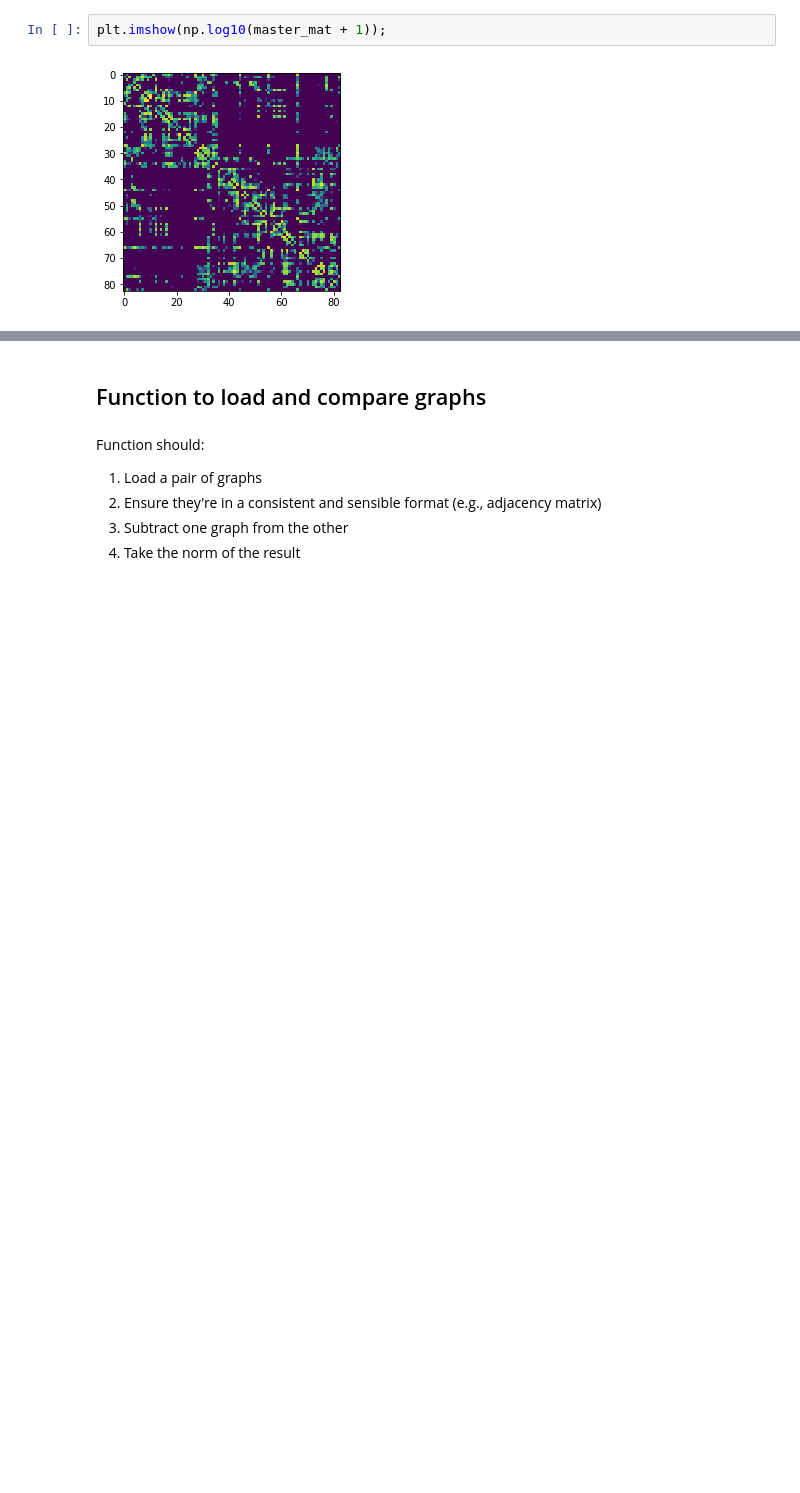
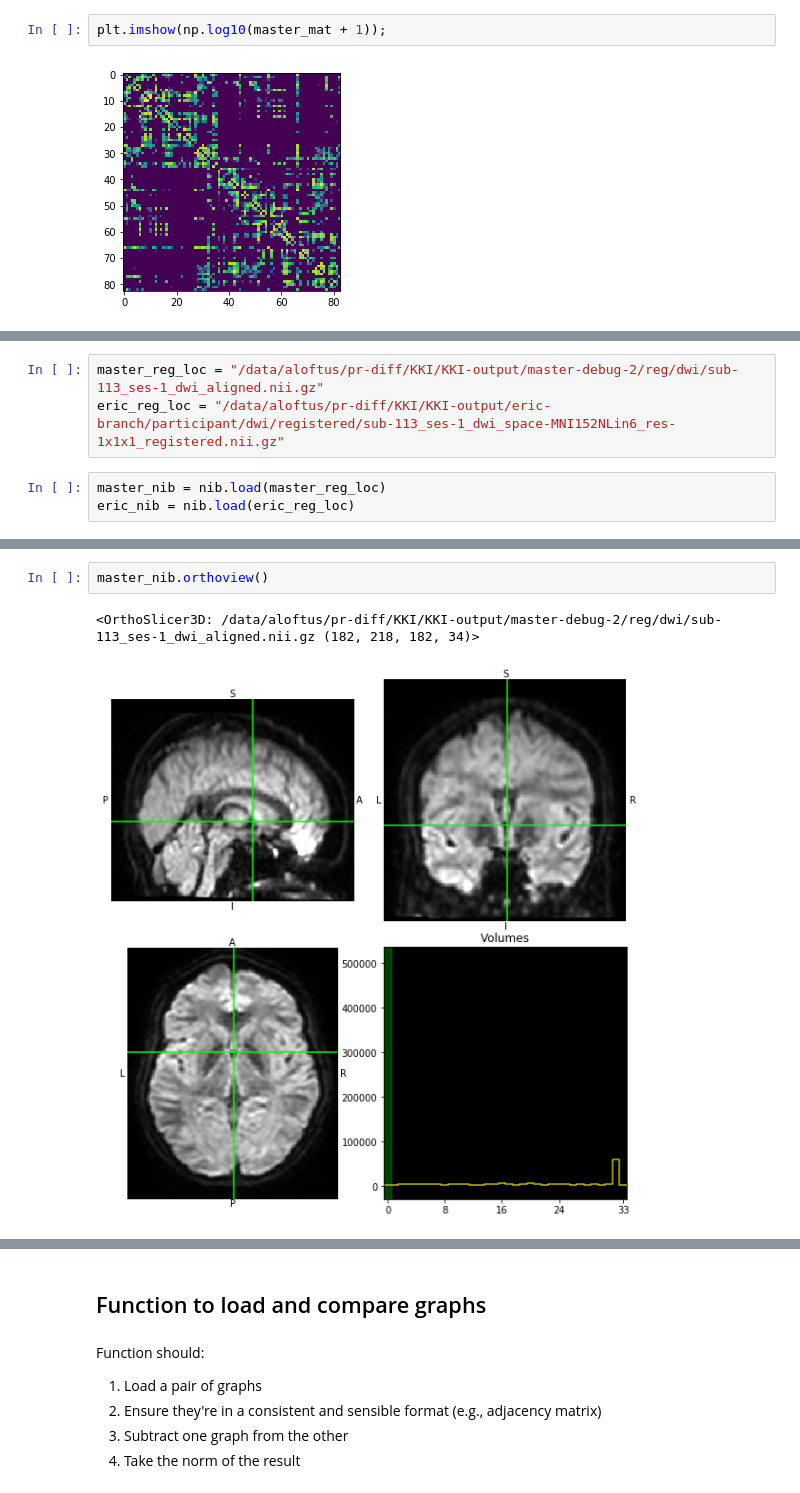
Before and after one commit to neurodata/aloftus, a Jupyter notebook: pr-diff.ipynb, the cells around one changed output, grey strips where cells are left out. Saved outputs shown, nothing was run; the diff lists cells and outputs as text; blank space fills up the shorter version.

Commit message:
Added graphs of registered brains

```diff
--- a/pr-diff.ipynb
+++ b/pr-diff.ipynb
@@ -217,0 +221,6 @@ plt.imshow(np.log10(master_mat + 1));
+# %%
+master_reg_loc = "/data/aloftus/pr-diff/KKI/KKI-output/master-debug-2/reg/dwi/sub-113_ses-1_dwi_aligned.nii.gz"
+eric_reg_loc = "/data/aloftus/pr-diff/KKI/KKI-output/eric-branch/participant/dwi/registered/sub-113_ses-1_dwi_space-MNI152NLin6_res-1x1x1_registered.nii.gz"
+# %%
+master_nib = nib.load(master_reg_loc)
+eric_nib = nib.load(eric_reg_loc)
@@ -217,0 +243,5 @@ plt.imshow(np.log10(master_mat + 1));
+# %%
+master_nib.orthoview()
+# %% [output]
+<OrthoSlicer3D: /data/aloftus/pr-diff/KKI/KKI-output/master-debug-2/reg/dwi/sub-113_ses-1_dwi_aligned.nii.gz (182, 218, 182, 34)>
+[figure, added]
```
Also changed, not shown: parts of 24 cells of this notebook.
